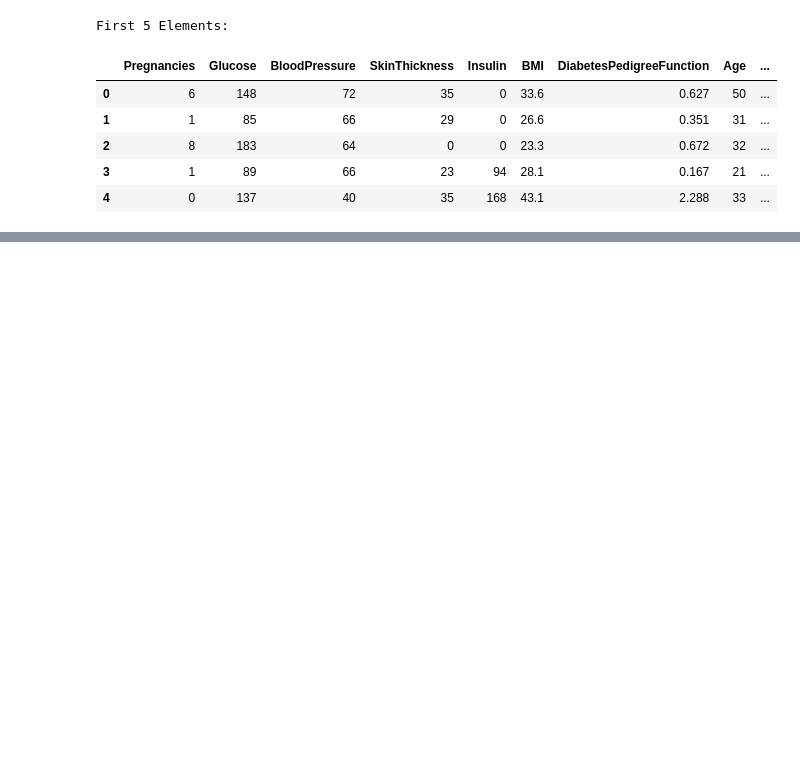
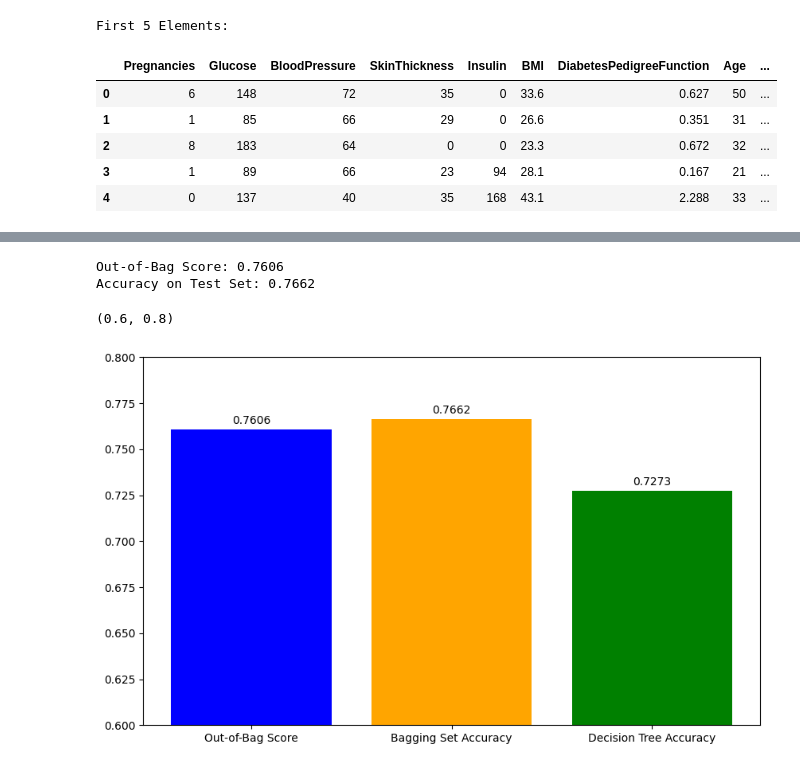
Before and after one commit to nickkraus52/MachineLearning, a Jupyter notebook: HW5/diabetes.ipynb, the cells around one changed output, grey strips where cells are left out. Saved outputs shown, nothing was run; the diff lists cells and outputs as text; code cells hidden in the pictures; blank space fills up the shorter version.

```diff
--- a/HW5/diabetes.ipynb
+++ b/HW5/diabetes.ipynb
@@ -202,7 +183,7 @@ dtype: int64
 from sklearn.impute import SimpleImputer
 from sklearn.base import clone
 
-df = df.replace(0, np.nan)
+df[['Glucose', 'BloodPressure', 'SkinThickness', 'Insulin', 'BMI']] = df[['Glucose', 'BloodPressure', 'SkinThickness', 'Insulin', 'BMI']].replace(0, np.nan)
 
 imputer = SimpleImputer(strategy='median')
 
@@ -325,0 +322,28 @@ def evaluate_model(name, model, X_test, y_test):
+# %%
+bagging = Pipeline([
+    ('preprocessor', clone(preprocessor)),
+    ('bagging', BaggingClassifier(
+    estimator=DecisionTreeClassifier(random_state=42),
+    n_estimators=300, bootstrap=True, oob_score=True,
+    n_jobs=-1, random_state=42))
+    ])
+
+bagging.fit(X_train, y_train)
+
+oob_score = bagging.named_steps['bagging'].oob_score_
+print(f'Out-of-Bag Score: {oob_score:.4f}')
+
+accuracy = accuracy_score(y_test, bagging.predict(X_test))
+print(f'Accuracy on Test Set: {accuracy:.4f}')
+
+fig, ax = plt.subplots(figsize=(10, 6))
+Labels = ['Out-of-Bag Score', 'Bagging Set Accuracy', 'Decision Tree Accuracy']
+values = [oob_score, accuracy, models['DecisionTree']['Accuracy']]
+bars = ax.bar(Labels, values, color=['blue', 'orange', 'green'])
+ax.bar_label(bars, [f'{v:.4f}' for v in values], padding=3)
+ax.set_ylim(0.6, 0.8)
+# %% [output]
+Out-of-Bag Score: 0.7606
+Accuracy on Test Set: 0.7662
+(0.6, 0.8)
+[figure, added]
```
Also changed, not shown: parts of 17 cells of this notebook.
